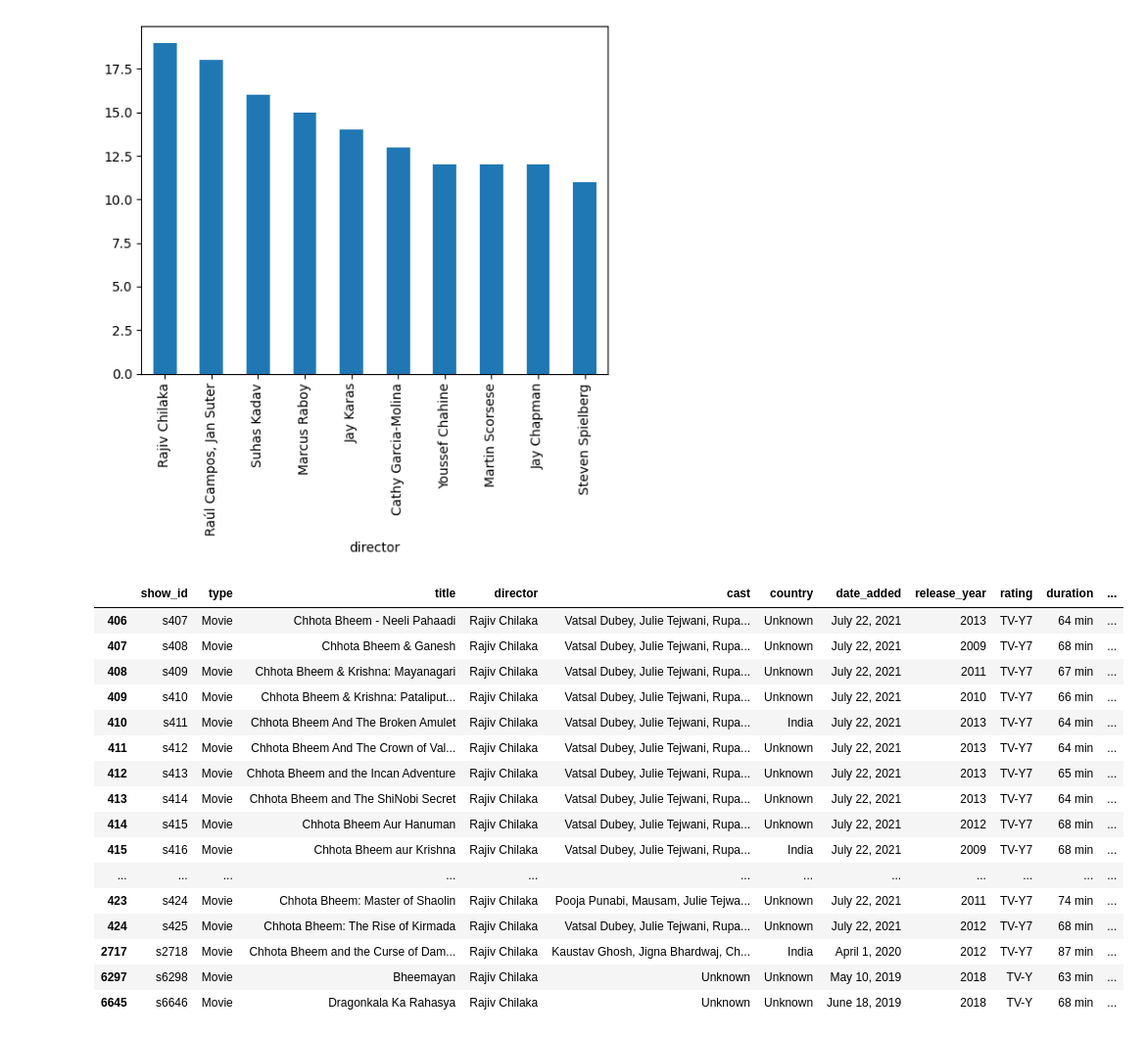
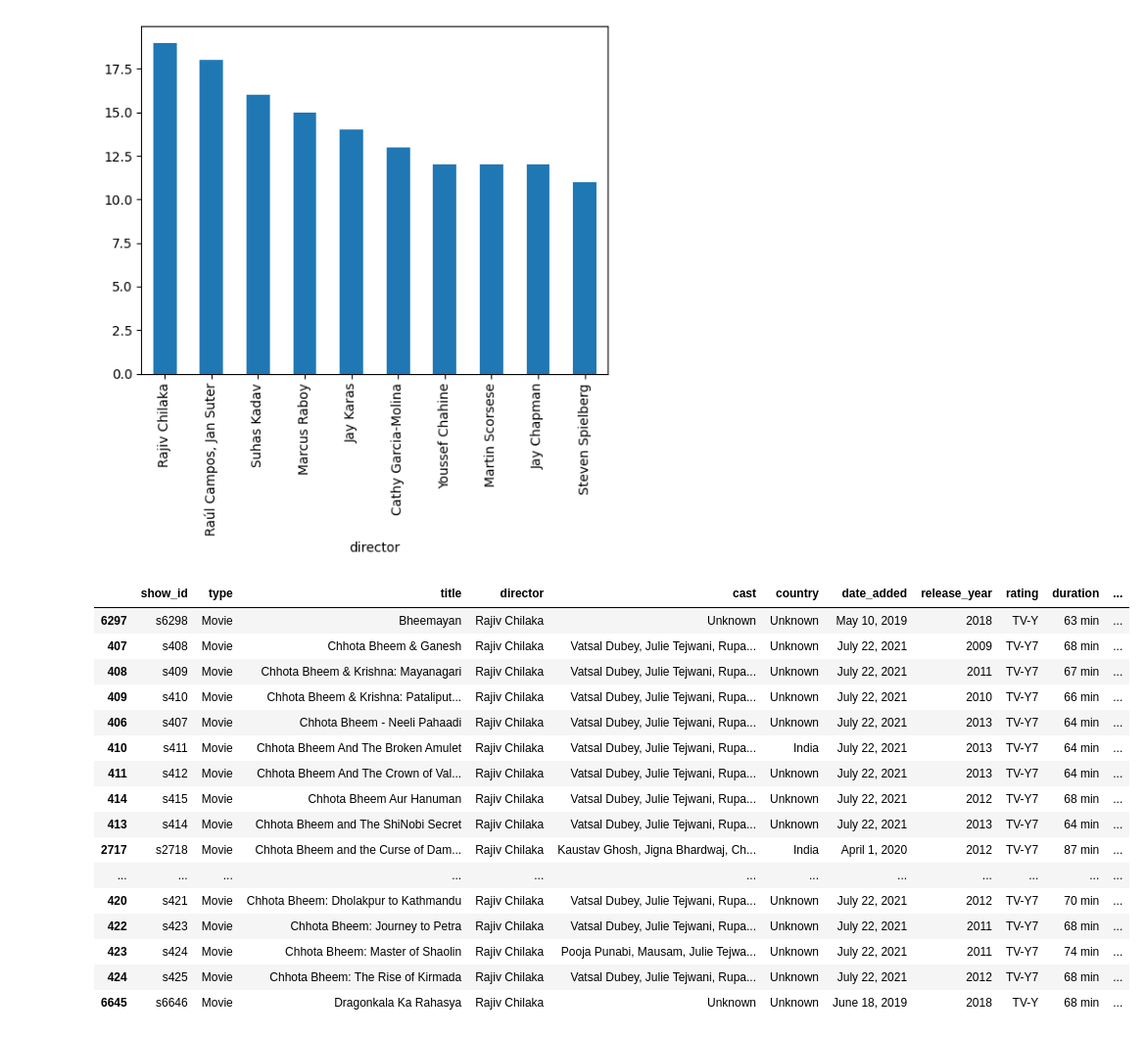
Before and after one commit to aayushmanz/Python-For-Data-Science, a Jupyter notebook: Pandas in Python/Practice in pandas/Practice_7_netflix_titles.ipynb, the cells around one changed output. Shown at 98% size. Cells and saved outputs as stored; diff of their text form; code cells hidden in the pictures.

```diff
--- a/Pandas in Python/Practice in pandas/Practice_7_netflix_titles.ipynb
+++ b/Pandas in Python/Practice in pandas/Practice_7_netflix_titles.ipynb
@@ -113,22 +113,22 @@ movies['director'].value_counts().head(10).plot(kind='bar')
 <Axes: xlabel='director'>
 [figure]
 # %%
-movies[movies['director']=='Rajiv Chilaka']
+movies[movies['director']=='Rajiv Chilaka'].sort_values(by='title',ascending=True)
 # %% [output]
 |  | show_id | type | title | director | cast | country | date_added | release_year | rating | duration | ... |
-| 406 | s407 | Movie | Chhota Bheem - Neeli Pahaadi | Rajiv Chilaka | Vatsal Dubey, Julie Tejwani, Rupa... | Unknown | July 22, 2021 | 2013 | TV-Y7 | 64 min | ... |
+| 6297 | s6298 | Movie | Bheemayan | Rajiv Chilaka | Unknown | Unknown | May 10, 2019 | 2018 | TV-Y | 63 min | ... |
 | 407 | s408 | Movie | Chhota Bheem & Ganesh | Rajiv Chilaka | Vatsal Dubey, Julie Tejwani, Rupa... | Unknown | July 22, 2021 | 2009 | TV-Y7 | 68 min | ... |
 | 408 | s409 | Movie | Chhota Bheem & Krishna: Mayanagari | Rajiv Chilaka | Vatsal Dubey, Julie Tejwani, Rupa... | Unknown | July 22, 2021 | 2011 | TV-Y7 | 67 min | ... |
 | 409 | s410 | Movie | Chhota Bheem & Krishna: Pataliput... | Rajiv Chilaka | Vatsal Dubey, Julie Tejwani, Rupa... | Unknown | July 22, 2021 | 2010 | TV-Y7 | 66 min | ... |
+| 406 | s407 | Movie | Chhota Bheem - Neeli Pahaadi | Rajiv Chilaka | Vatsal Dubey, Julie Tejwani, Rupa... | Unknown | July 22, 2021 | 2013 | TV-Y7 | 64 min | ... |
 | 410 | s411 | Movie | Chhota Bheem And The Broken Amulet | Rajiv Chilaka | Vatsal Dubey, Julie Tejwani, Rupa... | India | July 22, 2021 | 2013 | TV-Y7 | 64 min | ... |
 | 411 | s412 | Movie | Chhota Bheem And The Crown of Val... | Rajiv Chilaka | Vatsal Dubey, Julie Tejwani, Rupa... | Unknown | July 22, 2021 | 2013 | TV-Y7 | 64 min | ... |
-| 412 | s413 | Movie | Chhota Bheem and the Incan Adventure | Rajiv Chilaka | Vatsal Dubey, Julie Tejwani, Rupa... | Unknown | July 22, 2021 | 2013 | TV-Y7 | 65 min | ... |
+| 414 | s415 | Movie | Chhota Bheem Aur Hanuman | Rajiv Chilaka | Vatsal Dubey, Julie Tejwani, Rupa... | Unknown | July 22, 2021 | 2012 | TV-Y7 | 68 min | ... |
 | 413 | s414 | Movie | Chhota Bheem and The ShiNobi Secret | Rajiv Chilaka | Vatsal Dubey, Julie Tejwani, Rupa... | Unknown | July 22, 2021 | 2013 | TV-Y7 | 64 min | ... |
-| 414 | s415 | Movie | Chhota Bheem Aur Hanuman | Rajiv Chilaka | Vatsal Dubey, Julie Tejwani, Rupa... | Unknown | July 22, 2021 | 2012 | TV-Y7 | 68 min | ... |
-| 415 | s416 | Movie | Chhota Bheem aur Krishna | Rajiv Chilaka | Vatsal Dubey, Julie Tejwani, Rupa... | India | July 22, 2021 | 2009 | TV-Y7 | 68 min | ... |
+| 2717 | s2718 | Movie | Chhota Bheem and the Curse of Dam... | Rajiv Chilaka | Kaustav Ghosh, Jigna Bhardwaj, Ch... | India | April 1, 2020 | 2012 | TV-Y7 | 87 min | ... |
 | ... | ... | ... | ... | ... | ... | ... | ... | ... | ... | ... | ... |
+| 420 | s421 | Movie | Chhota Bheem: Dholakpur to Kathmandu | Rajiv Chilaka | Vatsal Dubey, Julie Tejwani, Rupa... | Unknown | July 22, 2021 | 2012 | TV-Y7 | 70 min | ... |
+| 422 | s423 | Movie | Chhota Bheem: Journey to Petra | Rajiv Chilaka | Vatsal Dubey, Julie Tejwani, Rupa... | Unknown | July 22, 2021 | 2011 | TV-Y7 | 68 min | ... |
 | 423 | s424 | Movie | Chhota Bheem: Master of Shaolin | Rajiv Chilaka | Pooja Punabi, Mausam, Julie Tejwa... | Unknown | July 22, 2021 | 2011 | TV-Y7 | 74 min | ... |
 | 424 | s425 | Movie | Chhota Bheem: The Rise of Kirmada | Rajiv Chilaka | Vatsal Dubey, Julie Tejwani, Rupa... | Unknown | July 22, 2021 | 2012 | TV-Y7 | 68 min | ... |
-| 2717 | s2718 | Movie | Chhota Bheem and the Curse of Dam... | Rajiv Chilaka | Kaustav Ghosh, Jigna Bhardwaj, Ch... | India | April 1, 2020 | 2012 | TV-Y7 | 87 min | ... |
-| 6297 | s6298 | Movie | Bheemayan | Rajiv Chilaka | Unknown | Unknown | May 10, 2019 | 2018 | TV-Y | 63 min | ... |
 | 6645 | s6646 | Movie | Dragonkala Ka Rahasya | Rajiv Chilaka | Unknown | Unknown | June 18, 2019 | 2018 | TV-Y | 68 min | ... |
```
Also changed, not shown: parts of 1 cell of this notebook.
